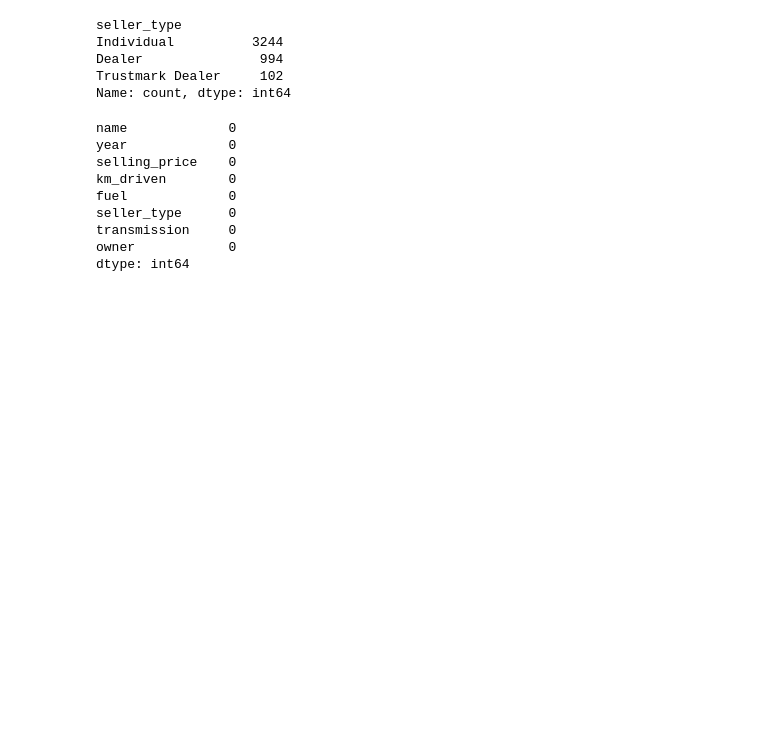
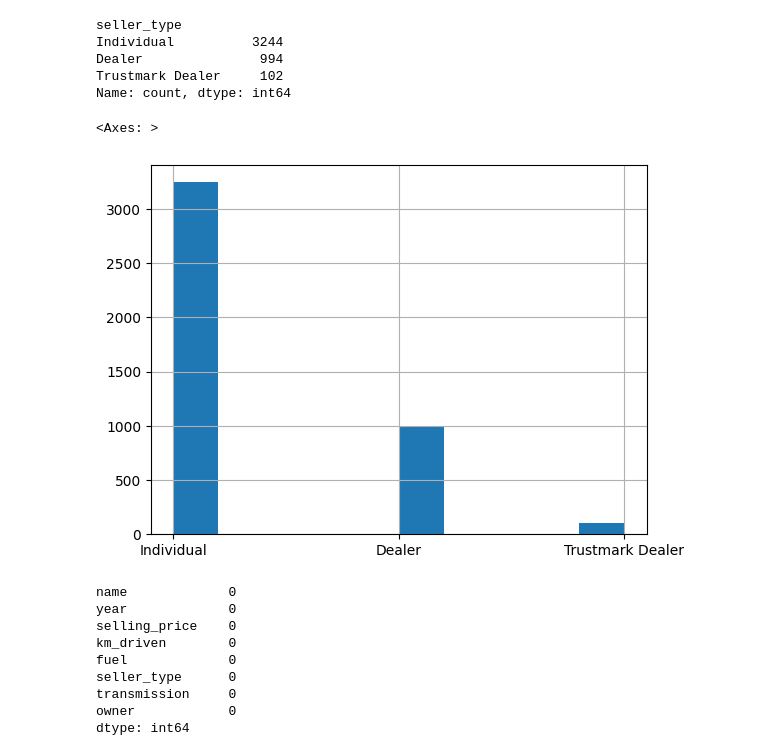
Before and after one commit to Emperor2004/SML, a Jupyter notebook: CLASS 4_5/Car_Details.ipynb, the cells around one changed output. Drawn from its saved outputs; the diff is of its cells as text; code cells hidden in the pictures; blank space fills up the shorter version.

```diff
--- a/CLASS 4_5/Car_Details.ipynb
+++ b/CLASS 4_5/Car_Details.ipynb
@@ -76,6 +88,11 @@ Individual          3244
 Dealer               994
 Trustmark Dealer     102
 Name: count, dtype: int64
+# %%
+data.seller_type.hist()
+# %% [output]
+<Axes: >
+[figure, added]
 # %%
 data.isnull().sum()
 # %% [output]
```
Also changed, not shown: parts of 24 cells of this notebook, 6 other files.
